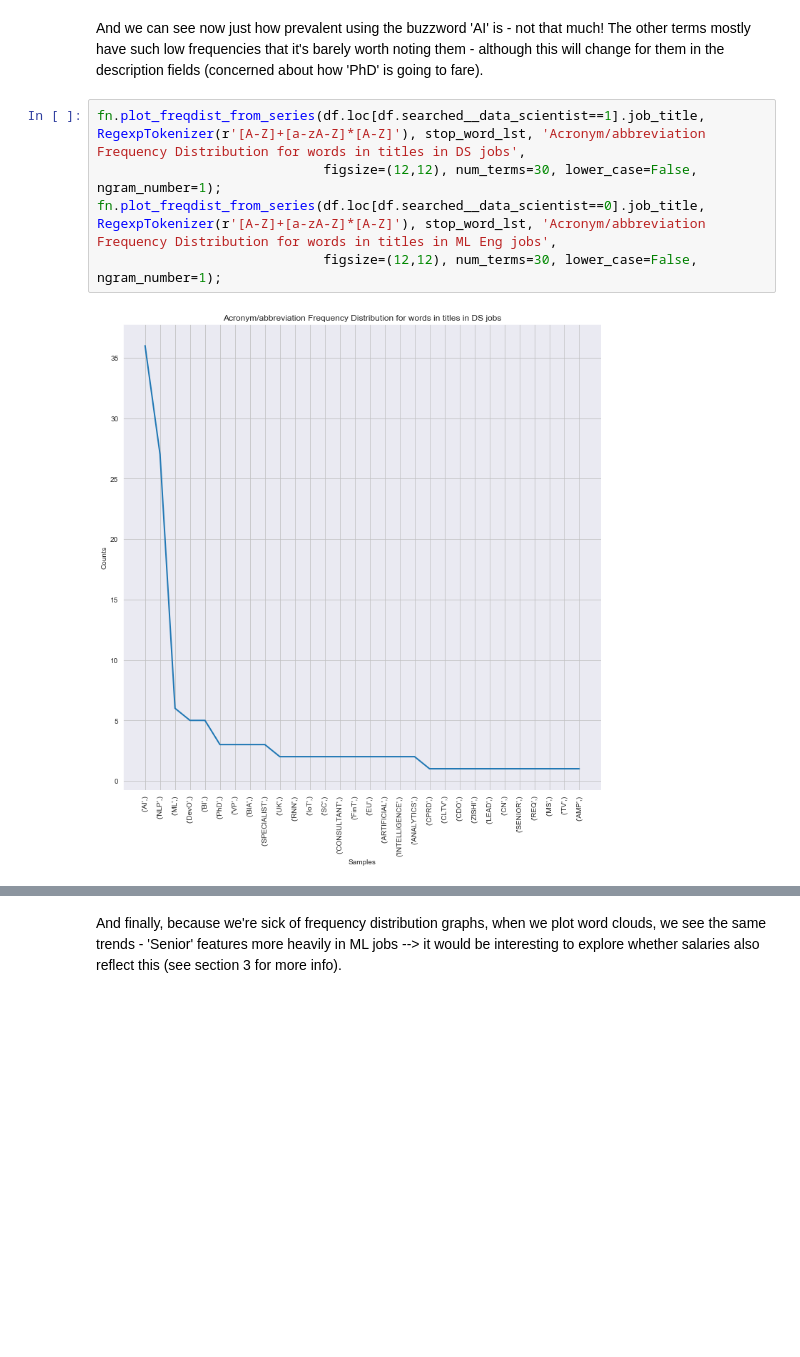
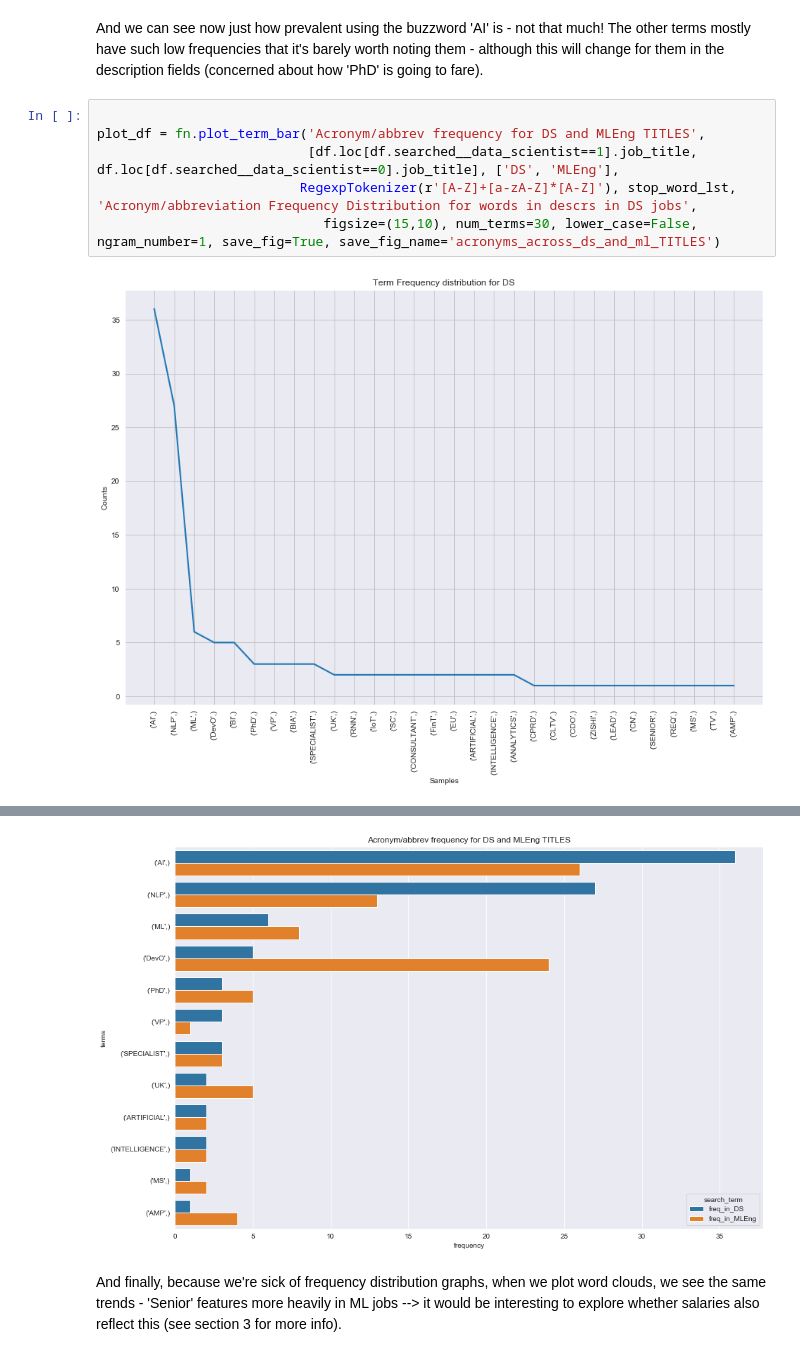
Before and after one commit to Ioana-P/MLEng_vs_DScientist_analysis, a Jupyter notebook: 3. EDA.ipynb, the cells around one changed output, grey strips where cells are left out. Drawn from its saved outputs; the diff is of its cells as text; blank space fills up the shorter version.

```diff
--- a/3. EDA.ipynb
+++ b/3. EDA.ipynb
@@ -195,9 +195,10 @@ fn.plot_freqdist_from_series(df.loc[df.searched__data_scientist==0].job_title, t
 # %% [markdown]
 And we can see now just how prevalent using the buzzword 'AI' is - not that much! The other terms mostly have such low frequencies that it's barely worth noting them - although this will change for them in the description fields (concerned about how 'PhD' is going to fare).
 # %%
-fn.plot_freqdist_from_series(df.loc[df.searched__data_scientist==1].job_title, RegexpTokenizer(r'[A-Z]+[a-zA-Z]*[A-Z]'), stop_word_lst, 'Acronym/abbreviation Frequency Distribution for words in titles in DS jobs',
-                             figsize=(12,12), num_terms=30, lower_case=False, ngram_number=1);
-fn.plot_freqdist_from_series(df.loc[df.searched__data_scientist==0].job_title, RegexpTokenizer(r'[A-Z]+[a-zA-Z]*[A-Z]'), stop_word_lst, 'Acronym/abbreviation Frequency Distribution for words in titles in ML Eng jobs',
-                             figsize=(12,12), num_terms=30, lower_case=False, ngram_number=1);
+
+plot_df = fn.plot_term_bar('Acronym/abbrev frequency for DS and MLEng TITLES',
+                           [df.loc[df.searched__data_scientist==1].job_title, df.loc[df.searched__data_scientist==0].job_title], ['DS', 'MLEng'],
+                          RegexpTokenizer(r'[A-Z]+[a-zA-Z]*[A-Z]'), stop_word_lst, 'Acronym/abbreviation Frequency Distribution for words in descrs in DS jobs',
+                             figsize=(15,10), num_terms=30, lower_case=False, ngram_number=1, save_fig=True, save_fig_name='acronyms_across_ds_and_ml_TITLES')
 # %% [output]
-[figure, old version]
+[figure, new version]
@@ -205,3 +206,4 @@ fn.plot_freqdist_from_series(df.loc[df.searched__data_scientist==0].job_title, R
+[figure, added]
 # %% [markdown]
 And finally, because we're sick of frequency distribution graphs, when we plot word clouds, we see the same trends - 'Senior' features more heavily in ML jobs --> it would be interesting to explore whether salaries also reflect this (see section 3 for more info).
 # %%
```
Also changed, not shown: parts of 12 cells of this notebook, 6 other files.
